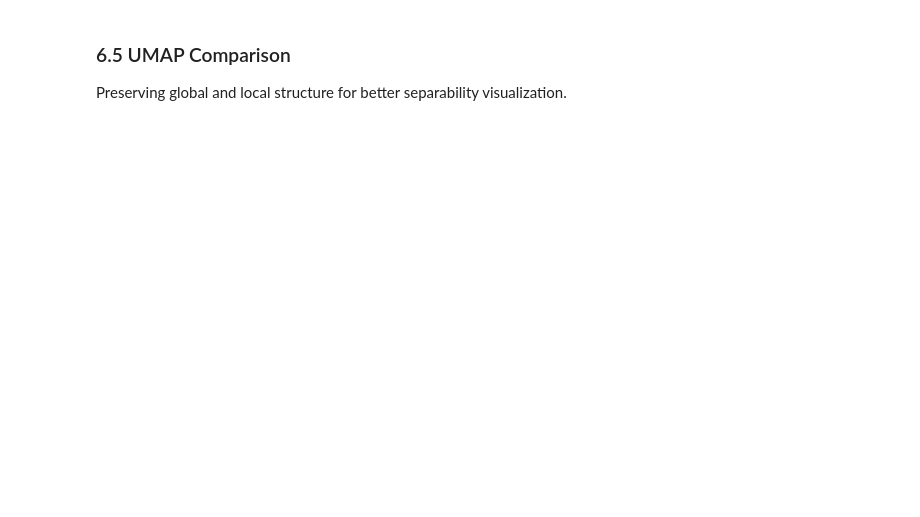
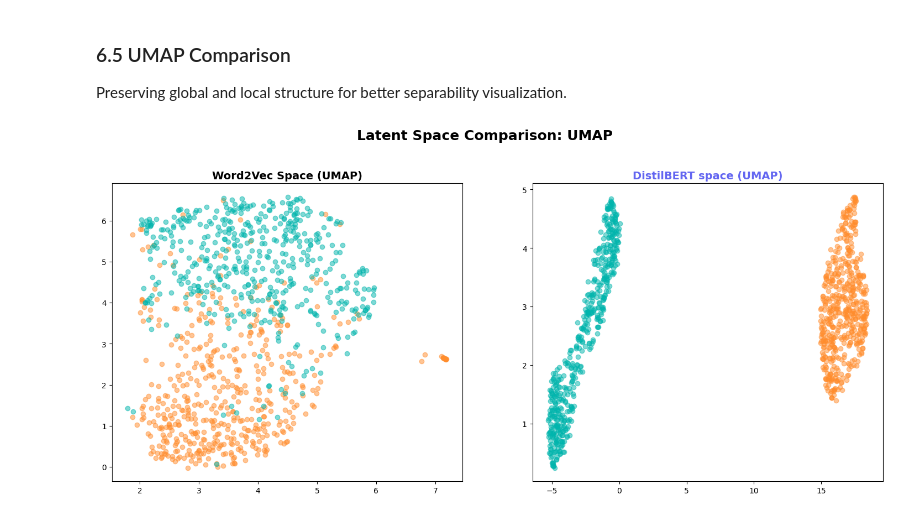
Before and after one commit to Sebastianlopez-dev/Can-a-computer-tell-if-a-journalist-is-lying-NLP-Misinfo-Benchmark-, a Jupyter notebook: 03.1_models_comparation_v2.ipynb, the cells around one changed output. Saved outputs shown, nothing was run; the diff lists cells and outputs as text; code cells hidden in the pictures; blank space fills up the shorter version.

```diff
--- a/03.1_models_comparation_v2.ipynb
+++ b/03.1_models_comparation_v2.ipynb
@@ -25,24 +34,40 @@ import evaluate
 # %%
-# 2. Re-Load Test Data and Saved Models for Comparison
+# ==========================================
+# Celda 2: Carga de Datos y Modelos Base
+# ==========================================
+import os
+from datasets import Dataset
+
+# 1. Carga del CSV con todas las columnas críticas
 df = pd.read_csv(os.path.join(BASE_PATH, 'dataset/cleaned_data.csv'))
 df['full_text'] = df['full_text'].fillna('')
-dataset_full = Dataset.from_pandas(df[['full_text', 'label']])
+df['cleaned_text'] = df['cleaned_text'].fillna('')
+
+# Asegurar que el directorio de modelos está listo
+os.makedirs(os.path.join(BASE_PATH, 'models'), exist_ok=True)
+
+# 2. Creación del Dataset incluyendo 'cleaned_text' para Word2Vec
+# Mantenemos el seed=42 para que el split sea idéntico a tus entrenamientos previos
+dataset_full = Dataset.from_pandas(df[['full_text', 'cleaned_text', 'label']])
 dataset_split = dataset_full.train_test_split(test_size=0.2, seed=42)
 
 model_name = "distilbert-base-uncased"
 tokenizer = AutoTokenizer.from_pretrained(model_name)
+
 def tokenize_function(examples):
     return tokenizer(examples["full_text"], padding="max_length", truncation=True)
 
-print("Re-tokenizing test dataset for extraction...")
+print("Re-tokenizando test dataset con soporte completo...")
 tokenized_datasets = dataset_split.map(tokenize_function, batched=True)
 
-# Load DistilBERT
-final_model_path = os.path.join(BASE_PATH, 'models/distilbert_classifier')
-print(f"Loading model from: {final_model_path}")
-model = AutoModelForSequenceClassification.from_pretrained(final_model_path)
+# 3. Carga del Modelo Transformer desde Drive
+final_model_path = os.path.join(BASE_PATH, 'models/bert_results/checkpoint-1500')
+print(f"Buscando modelo en: {final_model_path}")
 
-# Reinitialize simple Trainer just to run '.predict()'
-trainer = Trainer(model=model)
-
-print("\u2705 Ready for Tournament Comparison!")
+if os.path.exists(final_model_path):
+    model = AutoModelForSequenceClassification.from_pretrained(final_model_path)
+    trainer = Trainer(model=model)
+    print("✅ Transformer DistilBERT Cargado y Listo.")
+else:
+    print(f"❌ ERROR: No se encontró el checkpoint 1500 en {final_model_path}")
+    print("Por favor, verifica la carpeta 'models/bert_results' en tu Drive.")
@@ -205,4 +286,6 @@ plot_comparison_modular('t-SNE', TSNE(n_components=2, perplexity=30, random_stat
 Preserving global and local structure for better separability visualization.
 # %%
 import umap.umap_ as umap
-plot_comparison_modular('UMAP', umap.UMAP(n_neighbors=15, min_dist=0.1, random_state=42))
+plot_comparison_modular('UMAP', umap.UMAP(n_neighbors=200, min_dist=0.1, random_state=42))
+# %% [output]
+[figure, added]
```
Also changed, not shown: parts of 8 cells of this notebook, 2 other files.
